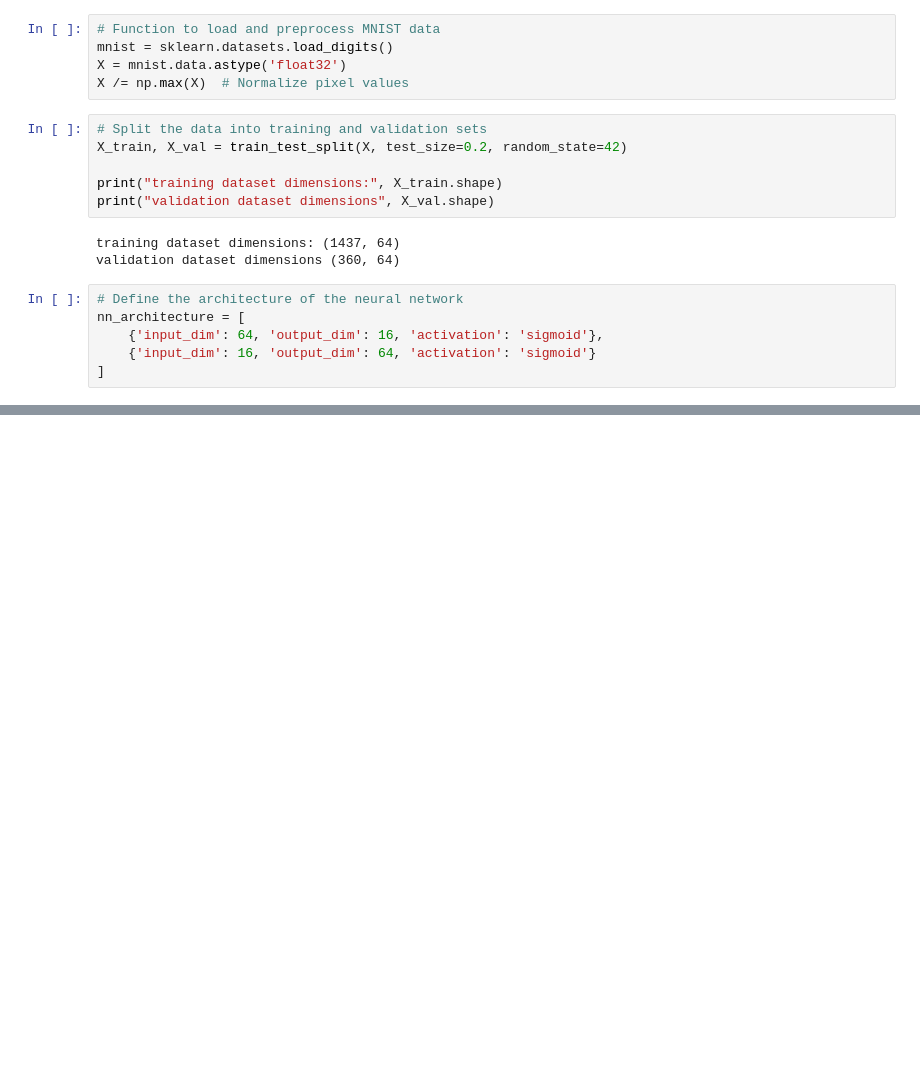
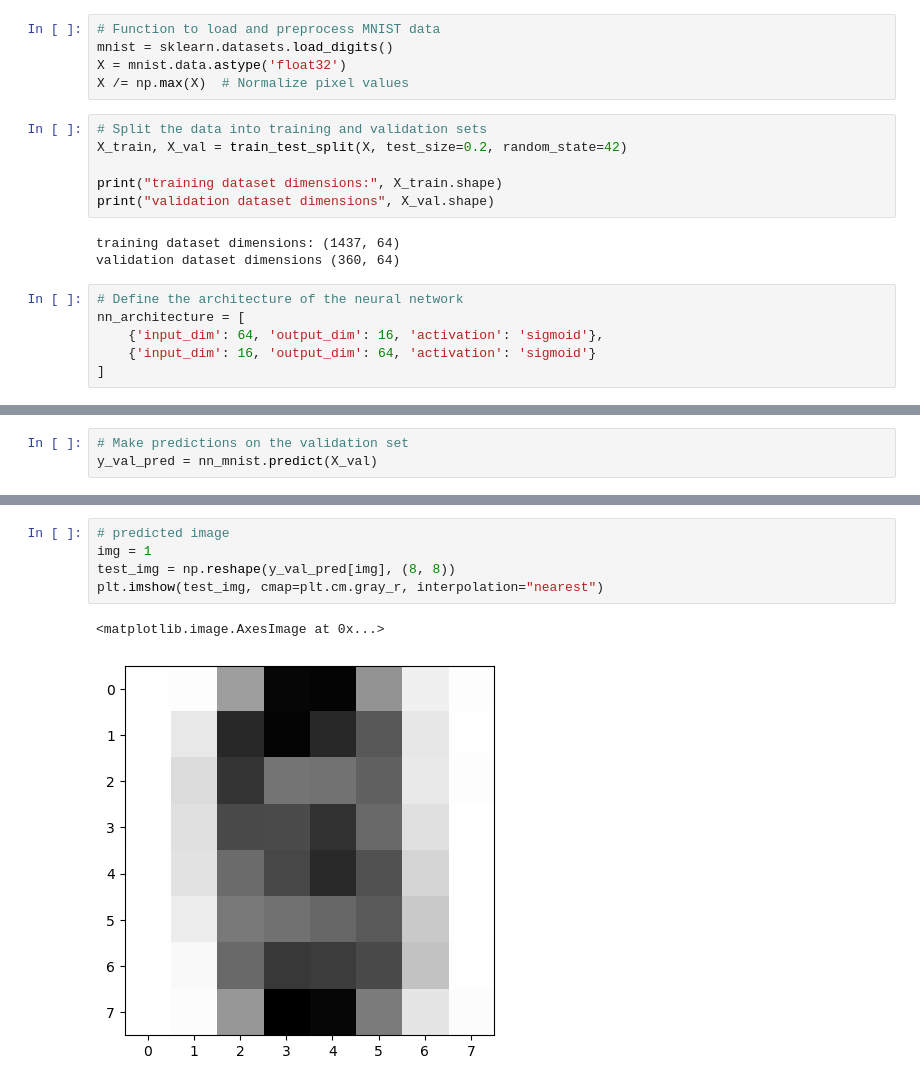
Before and after one commit to minh-science/final-nn, a Jupyter notebook: autoencoder_mnist.ipynb, the cells around one changed output, grey strips where cells are left out. Drawn from its saved outputs; the diff is of its cells as text; blank space fills up the shorter version.

```diff
--- a/autoencoder_mnist.ipynb
+++ b/autoencoder_mnist.ipynb
@@ -57,0 +53,3 @@ y_val_pred_labels = np.argmax(y_val_pred, axis=1)  # axis = 1 for row-wise opera
+# %%
+# Make predictions on the validation set
+y_val_pred = nn_mnist.predict(X_val)
@@ -57,0 +65,8 @@ y_val_pred_labels = np.argmax(y_val_pred, axis=1)  # axis = 1 for row-wise opera
+# %%
+# predicted image
+img = 1
+test_img = np.reshape(y_val_pred[img], (8, 8))
+plt.imshow(test_img, cmap=plt.cm.gray_r, interpolation="nearest")
+# %% [output]
+<matplotlib.image.AxesImage at 0x...>
+[figure, added]
```
Also changed, not shown: parts of 10 cells of this notebook, 3 other files.
